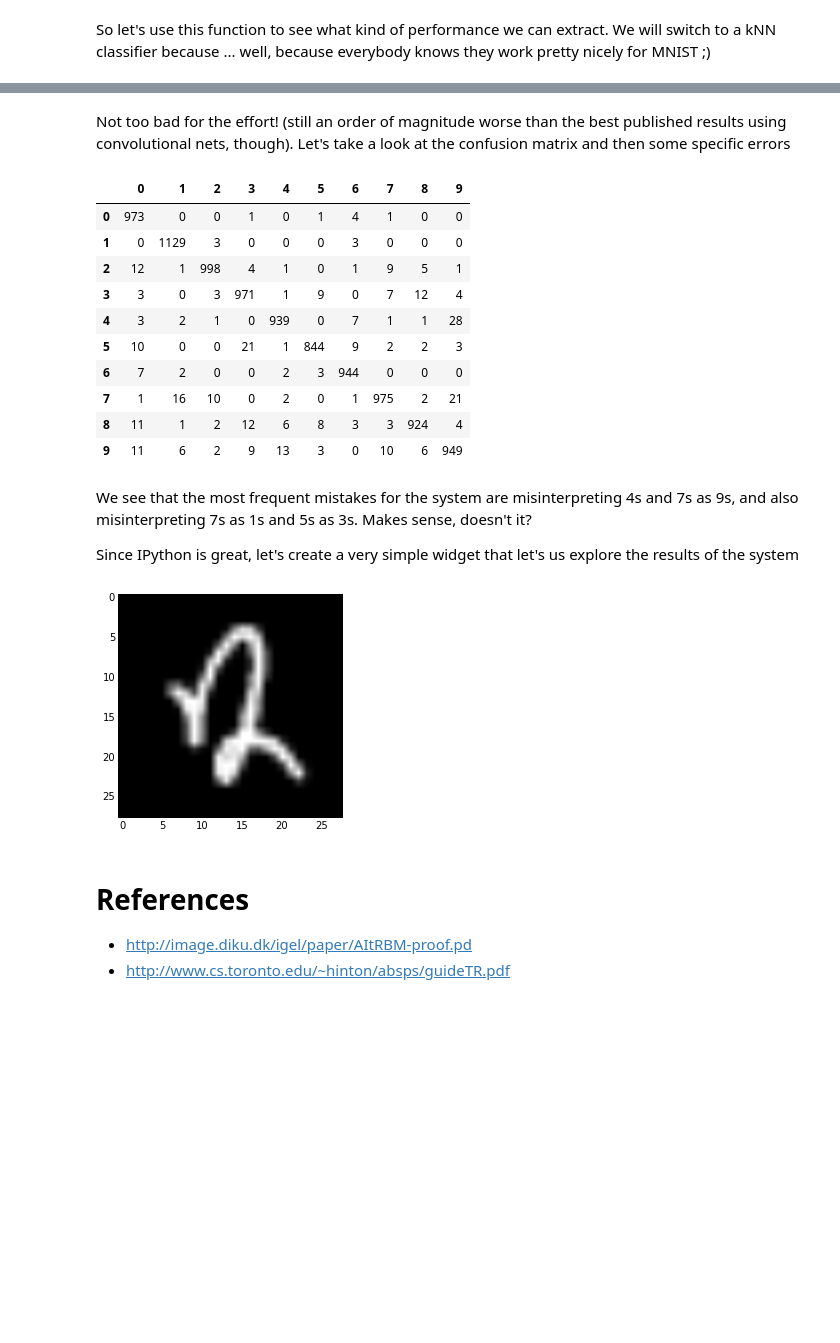
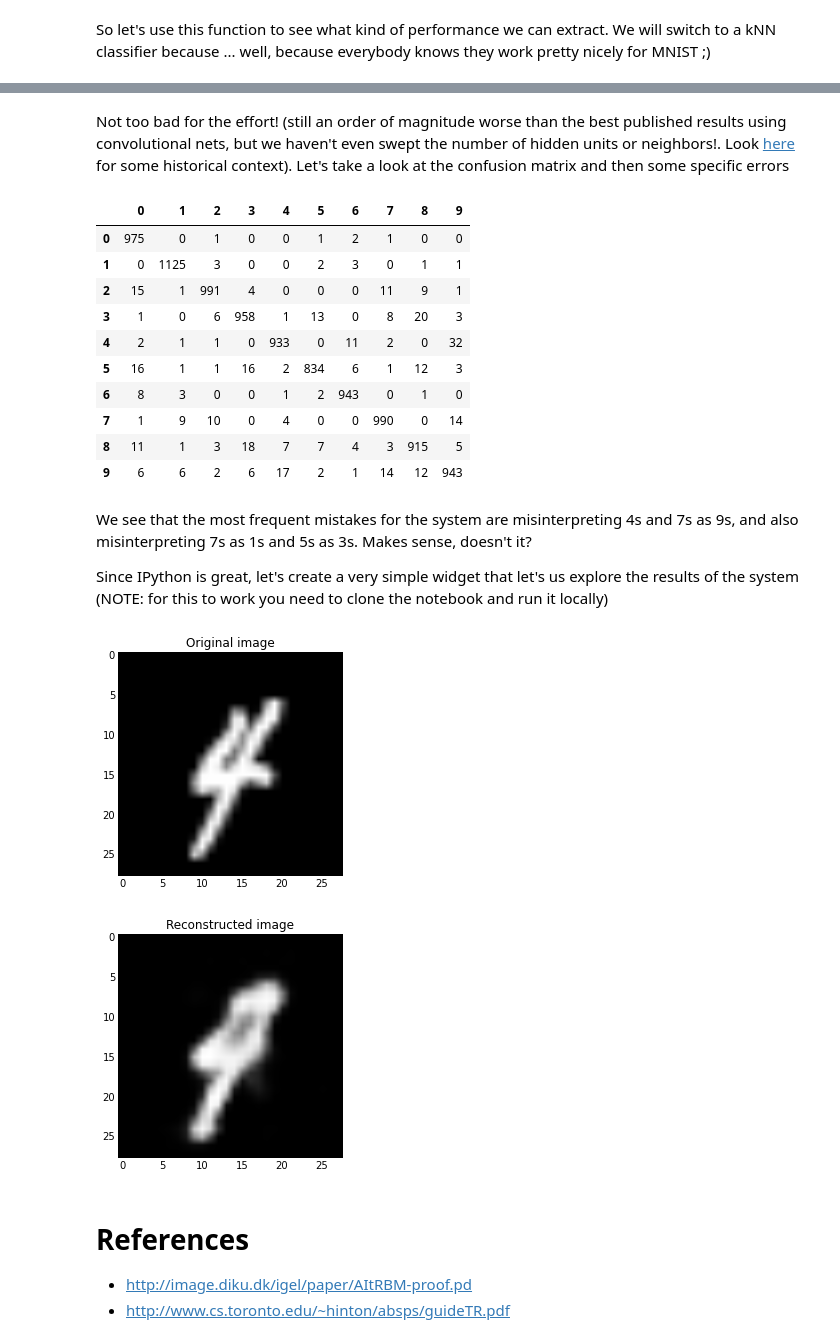
Before and after one commit to dg2/ml_notebooks, a Jupyter notebook: Restricted Boltzmann Machines.ipynb, the cells around one changed output, grey strips where cells are left out. Saved outputs shown, nothing was run; the diff lists cells and outputs as text; code cells hidden in the pictures; blank space fills up the shorter version.

```diff
--- a/Restricted Boltzmann Machines.ipynb
+++ b/Restricted Boltzmann Machines.ipynb
@@ -228,41 +228,49 @@ Test error: 0.259%
 If we want to use the RBM for classification purposes we should be a bit more thorough. Let use define now a helper function that will learn a RBM using early stopping based on classification error in the validation set.
 # %%
 import copy
+def add_bias(X):
+    return np.concatenate((np.ones((X.shape[0],1)), X), axis=1)
+
 def cv_learn_RBM(X_train, y_train, X_val, y_val, num_hidden, clf, lr=0.001, max_iter=50, stop_thresh=1e-3):
     # TODO: Better learning rate schedule
     R = RBM(X_train.shape[1] + 1, num_hidden)
     err_old = np.infty
     R_old = copy.deepcopy(R)
+    X_train_bias = add_bias(X_train)
+    X_val_bias = add_bias(X_val)
     for i in range(max_iter):
         print 'Pass %i' % i
+        print 'Learning representation ...'
         # Pass through the training data
-        for im in [np.insert(i, 0, 1) for i in X_train]:
+        for im in X_train_bias:
             R.update(im, lr)
         # Stopping criterion based on the validation set
         # 1 - Fit the classifier on the training set
-        feats_train = [R.activation(np.insert(i, 0, 1)) for i in X_train]
+        print 'Learning classifier ...'
+        feats_train = [R.activation(i) for i in X_train_bias]
         clf.fit(feats_train, y_train)
         # 2 - Evaluate on validation set
-        feats_val = [R.activation(np.insert(i, 0, 1)) for i in X_val]
+        print 'Evaluating ...'
+        feats_val = [R.activation(i) for i in X_val_bias]
         y_est_val = clf.predict(feats_val)
         err_new = (y_est_val != y_val).mean()
-        print 'Validation error after the pass: %.3f%%' % err_new
-        if ((err_old - err_new) >= stop_thresh):
+        print 'Validation error after the pass: %.3f%%' % (err_new*100)
+        if ((err_old - err_new) <= stop_thresh):
             break
         else:
             err_old = err_new
             lr = lr / 2
             R_old = copy.deepcopy(R)
-    return R_old
+    return (R_old, clf)
 # %% [markdown]
 So let's use this function to see what kind of performance we can extract. We will switch to a kNN classifier because ... well, because everybody knows they work pretty nicely for MNIST ;)
 # %%
 #clf = GaussianNB()
 from sklearn.neighbors import KNeighborsClassifier
 clf = KNeighborsClassifier(10)
-R = cv_learn_RBM(X_train, y_train, X_val, y_val, N, clf, lr=0.01)
-
-feats_test = [R.activation(np.insert(i, 0, 1)) for i in X_test]
+(R, clf) = cv_learn_RBM(X_train, y_train, X_val, y_val, N, clf, lr=0.01)
+X_test_bias = add_bias(X_test)
+feats_test = [R.activation(i) for i in X_test_bias]
 y_est_test = clf.predict(feats_test)
 test_err = (y_est_test != y_test).mean()
 print 'Test error: %.3f%%' % (test_err*100)
@@ -277,5 +289,5 @@ Test error: 0.035%
 # %% [markdown]
-Not too bad for the effort! (still an order of magnitude worse than the best published results using convolutional nets, though). Let's take a look at the confusion matrix and then some specific errors
+Not too bad for the effort! (still an order of magnitude worse than the best published results using convolutional nets, but we haven't even swept the number of hidden units or neighbors!. Look [here](http://yann.lecun.com/exdb/mnist/) for some historical context). Let's take a look at the confusion matrix and then some specific errors
 # %%
 from sklearn.metrics import confusion_matrix
 import pandas as pd
@@ -284,36 +296,41 @@ df
 # Note: The first axis goes over the true labels, and the second one throught the estimated labels
 # %% [output]
 |  | 0 | 1 | 2 | 3 | 4 | 5 | 6 | 7 | 8 | 9 |
-| 0 | 973 | 0 | 0 | 1 | 0 | 1 | 4 | 1 | 0 | 0 |
-| 1 | 0 | 1129 | 3 | 0 | 0 | 0 | 3 | 0 | 0 | 0 |
-| 2 | 12 | 1 | 998 | 4 | 1 | 0 | 1 | 9 | 5 | 1 |
-| 3 | 3 | 0 | 3 | 971 | 1 | 9 | 0 | 7 | 12 | 4 |
-| 4 | 3 | 2 | 1 | 0 | 939 | 0 | 7 | 1 | 1 | 28 |
-| 5 | 10 | 0 | 0 | 21 | 1 | 844 | 9 | 2 | 2 | 3 |
-| 6 | 7 | 2 | 0 | 0 | 2 | 3 | 944 | 0 | 0 | 0 |
-| 7 | 1 | 16 | 10 | 0 | 2 | 0 | 1 | 975 | 2 | 21 |
-| 8 | 11 | 1 | 2 | 12 | 6 | 8 | 3 | 3 | 924 | 4 |
-| 9 | 11 | 6 | 2 | 9 | 13 | 3 | 0 | 10 | 6 | 949 |
+| 0 | 975 | 0 | 1 | 0 | 0 | 1 | 2 | 1 | 0 | 0 |
+| 1 | 0 | 1125 | 3 | 0 | 0 | 2 | 3 | 0 | 1 | 1 |
+| 2 | 15 | 1 | 991 | 4 | 0 | 0 | 0 | 11 | 9 | 1 |
+| 3 | 1 | 0 | 6 | 958 | 1 | 13 | 0 | 8 | 20 | 3 |
+| 4 | 2 | 1 | 1 | 0 | 933 | 0 | 11 | 2 | 0 | 32 |
+| 5 | 16 | 1 | 1 | 16 | 2 | 834 | 6 | 1 | 12 | 3 |
+| 6 | 8 | 3 | 0 | 0 | 1 | 2 | 943 | 0 | 1 | 0 |
+| 7 | 1 | 9 | 10 | 0 | 4 | 0 | 0 | 990 | 0 | 14 |
+| 8 | 11 | 1 | 3 | 18 | 7 | 7 | 4 | 3 | 915 | 5 |
+| 9 | 6 | 6 | 2 | 6 | 17 | 2 | 1 | 14 | 12 | 943 |
 # %% [markdown]
 We see that the most frequent mistakes for the system are misinterpreting 4s and 7s as 9s, and also misinterpreting 7s as 1s and 5s as 3s. Makes sense, doesn't it?
 
-Since IPython is great, let's create a very simple widget that let's us explore the results of the system
+Since IPython is great, let's create a very simple widget that let's us explore the results of the system (NOTE: for this to work you need to clone the notebook and run it locally)
 # %%
 from IPython.html.widgets import interact
 def show_example(real_class, est_class):
     samples = np.where((y_test == real_class) & (y_est_test == est_class))[0]
     if len(samples) > 0:
         if len(samples) == 1:
             idx = 0
         else:
             idx = np.random.randint(0, len(samples)-1)
         show_digit(X_test[samples[idx]])
+        plt.title("Original image")
+        plt.figure()
+        show_digit(R.reconstruction_sample(np.insert(X_test[samples[idx]], 0, 1))[1:])
+        plt.title("Reconstructed image")
     else:
         print 'No such case!'
 
 interact(show_example, real_class=(0,9,1), est_class=(0,9,1))
 # %% [output]
-[figure, old version]
+[figure, new version]
+[figure, added]
 # %% [markdown]
 # References
 * http://image.diku.dk/igel/paper/AItRBM-proof.pd
```
Also changed, not shown: parts of 6 cells of this notebook.
